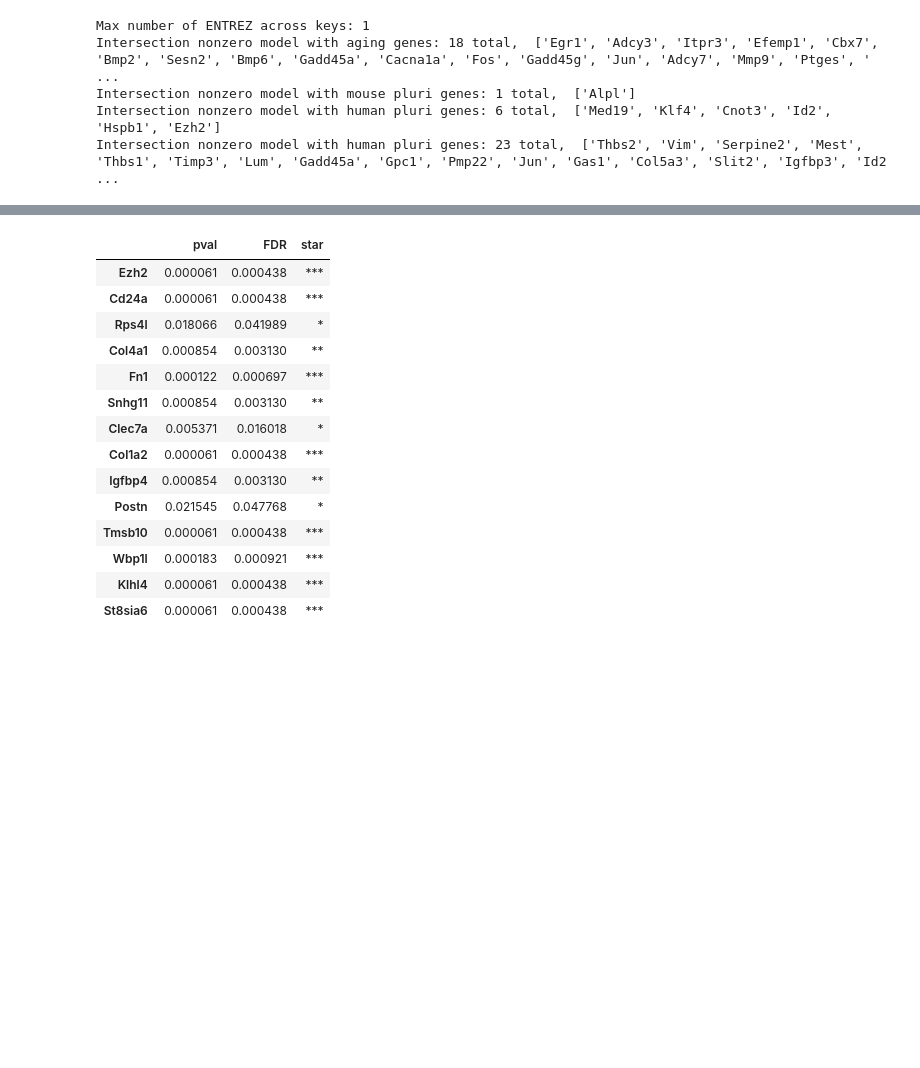
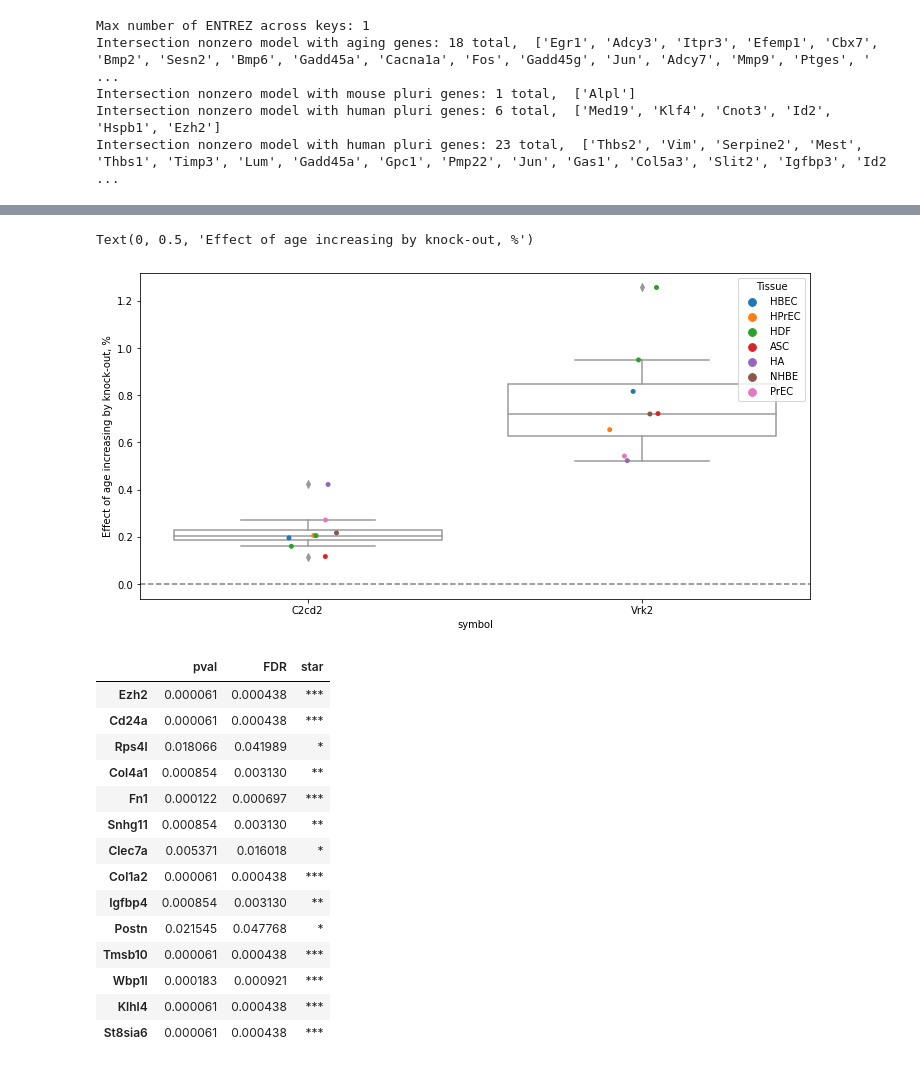
Before and after one commit to shappiron/Reprogramming_meta, a Jupyter notebook: clocks.ipynb, the cells around one changed output, grey strips where cells are left out. Saved outputs shown, nothing was run; the diff lists cells and outputs as text; code cells hidden in the pictures; blank space fills up the shorter version.

```diff
--- a/clocks.ipynb
+++ b/clocks.ipynb
@@ -409,3 +425,22 @@ gef_passed
+# %%
+top_index = gef_passed.groupby(gef_passed.index)['knockout_effect'].mean().index#.sort_values(ascending=False)#[1:15].index
+# top_index = gef_passed.groupby(gef_passed.index)['p_const'].apply(lambda x: np.exp(np.mean(np.log(x)))).\
+#                         sort_values(ascending=True)[1:15].index
+top_gef = gef_passed.loc[top_index]
+top_gef['symbol'] = top_gef.index
+
+plt.figure(figsize=(12,6))
+ax = sns.boxplot(x='symbol', y='knockout_effect', data=top_gef, color='white')
+sns.stripplot(x='symbol', y='knockout_effect', data=top_gef, hue='Tissue', ax=ax)
+ax.axhline(0, ls='--', c='grey')
+ax.set_ylabel('Effect of age increasing by knock-out, %',)
+
+# for xtick in ax.get_xticks():
+#     ax.text(xtick, medians[xtick] + vertical_offset, edians[xtick],
+#             horizontalalignment='center',size='x-small',color='w',weight='semibold')
+# %% [output]
+Text(0, 0.5, 'Effect of age increasing by knock-out, %')
+[figure, added]
 # %%
 test_effects.loc[top_gef.index.unique()]
 # %% [output]
```
Also changed, not shown: parts of 34 cells of this notebook, 9 other files.
